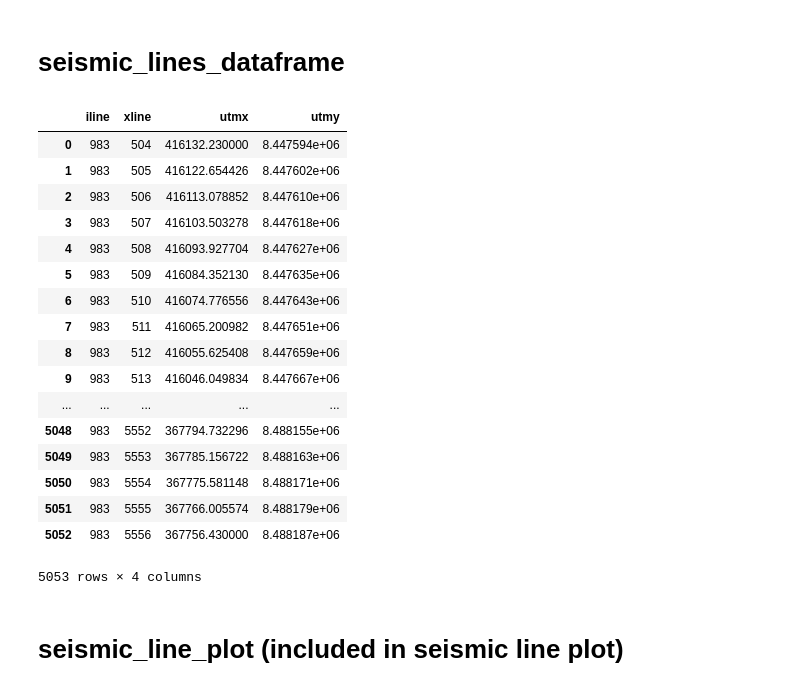
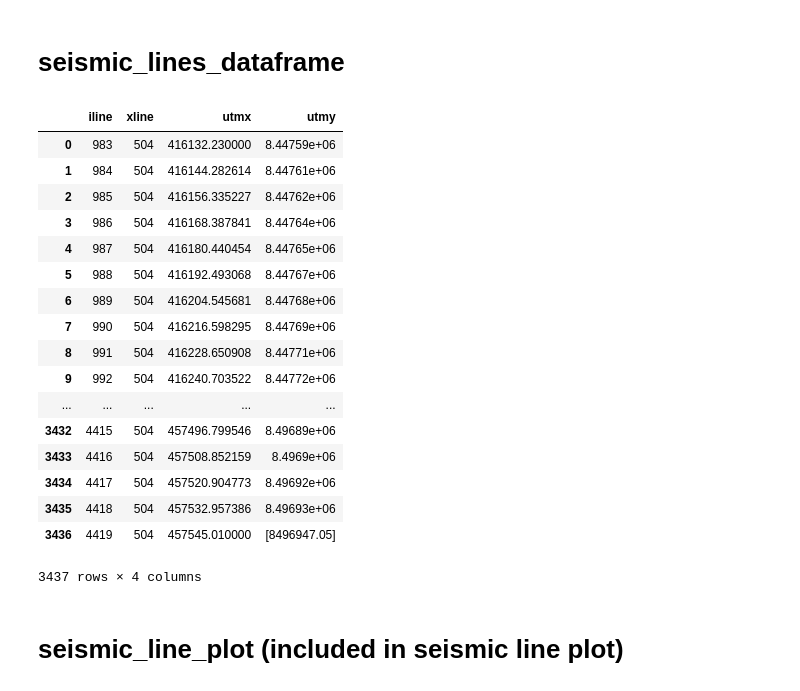
Before and after one commit to lsdR94/TEG, a Jupyter notebook: notebooks/Untitled.ipynb, the cells around one changed output. Drawn from its saved outputs; the diff is of its cells as text; code cells hidden in the pictures.

```diff
--- a/notebooks/Untitled.ipynb
+++ b/notebooks/Untitled.ipynb
@@ -213,6 +221,7 @@ def cube_geometry_organization(seismic_txt):
 # Calling the dataframes while dropping the NaN values
 # PUEDO USAR ESTO EN OTRAS FUNCIONEEEEEEES
 #cube_dataframe = cube_geometry_organization(seismic_path).iloc[:3].dropna(axis = "columns")
-cube_dataframe = cube_geometry_organization(seismic_path)
-cube_dataframe
+cube_dataframe = cube_geometry_organization(seismic_path)[0]
+geometry_dataframe = cube_geometry_organization(seismic_path)[1]
+geometry_dataframe
 # %% [output]
@@ -407,7 +423,7 @@ wells_plot(cube_dataframe, well_dataframe)
 # %% [markdown]
 # seismic_lines_dataframe
 # %%
-def seismic_lines_dataframe(seismic_dataframe, polygon_dataframe):
+def seismic_lines_dataframe(geometry_dataframe, polygon_dataframe):
 
     """
     seismic_lines_dataframe(polygon_dataframe)
@@ -426,20 +442,22 @@ def seismic_lines_dataframe(seismic_dataframe, polygon_dataframe):
         A list of two dataframes, where the first contains all the coordinates of the points within
         the first crossline and the second one, all the coordinates of the points inside the first
         inline.
-
+            inline_index = geo_df[geo_df['iline'] == iline_number].index.values.astype(int)[0]
     """
 
-    # Slicing the initial dataframe to work with
-    geo_df = seismic_dataframe.iloc[3:].dropna(axis = "columns")
-
     # Less stresful to read the code
+    geo_df = geometry_dataframe
     df = polygon_dataframe
 
+    # Feature index
+    iline_range_index = geo_df[geo_df['feature'] == "inline_range"].index[0]
+    xline_range_index = geo_df[geo_df['feature'] == "crossline_range"].index[0]
+
     # Computing the diference between min/max of the seismic lines
-    dif_ilines = abs(geo_df["xline"].loc["inline_range"] - geo_df["iline"].loc["inline_range"]) + 1
-    dif_xlines = abs(geo_df["xline"].loc["crossline_range"] - geo_df["iline"].loc["crossline_range"]) + 1
+    dif_ilines = abs(geo_df["min"].iloc[iline_range_index] - geo_df["max"].iloc[iline_range_index]) + 1
+    dif_xlines = abs(geo_df["min"].iloc[xline_range_index] - geo_df["max"].iloc[xline_range_index]) + 1
 
-    # Computing the range of coordinates of the first inline based on the dif. between min/max inline.
+    # array of point's coordinates inside the first inline (based on dif_ilines)
     x_utmx = np.linspace(float(df[df["utmy"] == df["utmy"].min()]["utmx"]),
                          df["utmx"].min(),
                          num = dif_xlines, endpoint = True)
@@ -449,9 +467,11 @@ def seismic_lines_dataframe(seismic_dataframe, polygon_dataframe):
                          num = dif_xlines, endpoint = True)
 
     # Array of lines across the inline direction
-    xlines = np.arange(geo_df["iline"].loc["crossline_range"], geo_df["xline"].loc["crossline_range"] + 1, 1)
+    xlines = np.arange(geo_df["min"].iloc[xline_range_index],
+                       geo_df["max"].iloc[xline_range_index] + 1,
+                       1)
 
-    # Computing the range of coordinates of the first xline based on the dif. between min/max xline.
+    # array of point's coordinates inside the first xline (based on dif_xlines)
     i_utmx = np.linspace(float(df[df["utmy"] == df["utmy"].min()]["utmx"]),
                          df["utmx"].max(),
                          num = dif_ilines, endpoint = True)
@@ -461,38 +481,40 @@ def seismic_lines_dataframe(seismic_dataframe, polygon_dataframe):
                          num = dif_ilines, endpoint = True)
 
     # Array of lines across the crossline direction
-    ilines = np.arange(geo_df["iline"].loc["inline_range"], geo_df["xline"].loc["inline_range"] + 1, 1)
+    ilines = np.arange(geo_df["min"].iloc[iline_range_index],
+                       geo_df["max"].iloc[iline_range_index] + 1,
+                       1)
 
     # Making dataframes to ease further calculations
-    xline_dataframe = pd.DataFrame({"iline": geo_df["iline"].loc["inline_range"],
+    xline_dataframe = pd.DataFrame({"iline": geo_df["min"].iloc[iline_range_index],
                                      "xline": xlines,
                                      "utmx": x_utmx, "utmy": x_utmy})
     iline_dataframe = pd.DataFrame({"iline": ilines,
-                                     "xline": geo_df["iline"].loc["crossline_range"],
+                                     "xline": geo_df["min"].loc[xline_range_index],
                                      "utmx": i_utmx, "utmy": i_utmy})
 
     return([iline_dataframe, xline_dataframe])
 # %%
-seismic_lines_dataframe(cube_dataframe, polygon_dataframe)[1]
+seismic_lines_dataframe(geometry_dataframe, polygon_dataframe)[0]
 # %% [output]
 |  | iline | xline | utmx | utmy |
-| 0 | 983 | 504 | 416132.230000 | 8.447594e+06 |
-| 1 | 983 | 505 | 416122.654426 | 8.447602e+06 |
-| 2 | 983 | 506 | 416113.078852 | 8.447610e+06 |
-| 3 | 983 | 507 | 416103.503278 | 8.447618e+06 |
-| 4 | 983 | 508 | 416093.927704 | 8.447627e+06 |
-| 5 | 983 | 509 | 416084.352130 | 8.447635e+06 |
-| 6 | 983 | 510 | 416074.776556 | 8.447643e+06 |
-| 7 | 983 | 511 | 416065.200982 | 8.447651e+06 |
-| 8 | 983 | 512 | 416055.625408 | 8.447659e+06 |
-| 9 | 983 | 513 | 416046.049834 | 8.447667e+06 |
+| 0 | 983 | 504 | 416132.230000 | 8.44759e+06 |
+| 1 | 984 | 504 | 416144.282614 | 8.44761e+06 |
+| 2 | 985 | 504 | 416156.335227 | 8.44762e+06 |
+| 3 | 986 | 504 | 416168.387841 | 8.44764e+06 |
+| 4 | 987 | 504 | 416180.440454 | 8.44765e+06 |
+| 5 | 988 | 504 | 416192.493068 | 8.44767e+06 |
+| 6 | 989 | 504 | 416204.545681 | 8.44768e+06 |
+| 7 | 990 | 504 | 416216.598295 | 8.44769e+06 |
+| 8 | 991 | 504 | 416228.650908 | 8.44771e+06 |
+| 9 | 992 | 504 | 416240.703522 | 8.44772e+06 |
 | ... | ... | ... | ... | ... |
-| 5048 | 983 | 5552 | 367794.732296 | 8.488155e+06 |
-| 5049 | 983 | 5553 | 367785.156722 | 8.488163e+06 |
-| 5050 | 983 | 5554 | 367775.581148 | 8.488171e+06 |
-| 5051 | 983 | 5555 | 367766.005574 | 8.488179e+06 |
-| 5052 | 983 | 5556 | 367756.430000 | 8.488187e+06 |
+| 3432 | 4415 | 504 | 457496.799546 | 8.49689e+06 |
+| 3433 | 4416 | 504 | 457508.852159 | 8.4969e+06 |
+| 3434 | 4417 | 504 | 457520.904773 | 8.49692e+06 |
+| 3435 | 4418 | 504 | 457532.957386 | 8.49693e+06 |
+| 3436 | 4419 | 504 | 457545.010000 | [8496947.05] |
-5053 rows × 4 columns
+3437 rows × 4 columns
 # %% [markdown]
 # seismic_line_plot (included in seismic line plot)
 # %%
```
Also changed, not shown: parts of 32 cells of this notebook.
